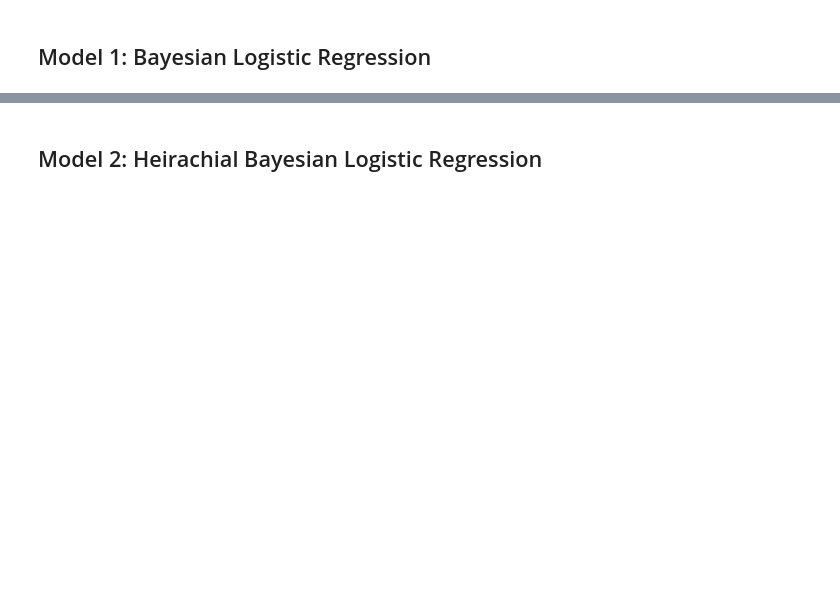
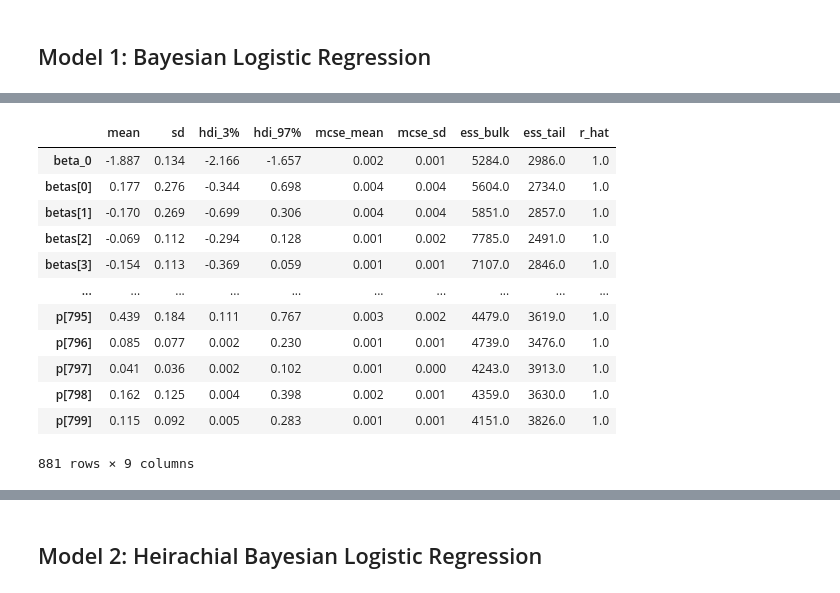
Before and after one commit to Blue-Eyed-Dragon/ABDA_2025, a Jupyter notebook: Bayesian_Models.ipynb, the cells around one changed output, grey strips where cells are left out. Drawn from its saved outputs; the diff is of its cells as text; code cells hidden in the pictures; blank space fills up the shorter version.

```diff
--- a/Bayesian_Models.ipynb
+++ b/Bayesian_Models.ipynb
@@ -313,3 +373,19 @@ Sampling 4 chains for 1_000 tune and 1_000 draw iterations (4_000 + 4_000 draws
+# %%
+az.summary(trace)
+# %% [output]
+|  | mean | sd | hdi_3% | hdi_97% | mcse_mean | mcse_sd | ess_bulk | ess_tail | r_hat |
+| beta_0 | -1.887 | 0.134 | -2.166 | -1.657 | 0.002 | 0.001 | 5284.0 | 2986.0 | 1.0 |
+| betas[0] | 0.177 | 0.276 | -0.344 | 0.698 | 0.004 | 0.004 | 5604.0 | 2734.0 | 1.0 |
+| betas[1] | -0.170 | 0.269 | -0.699 | 0.306 | 0.004 | 0.004 | 5851.0 | 2857.0 | 1.0 |
+| betas[2] | -0.069 | 0.112 | -0.294 | 0.128 | 0.001 | 0.002 | 7785.0 | 2491.0 | 1.0 |
+| betas[3] | -0.154 | 0.113 | -0.369 | 0.059 | 0.001 | 0.001 | 7107.0 | 2846.0 | 1.0 |
+| ... | ... | ... | ... | ... | ... | ... | ... | ... | ... |
+| p[795] | 0.439 | 0.184 | 0.111 | 0.767 | 0.003 | 0.002 | 4479.0 | 3619.0 | 1.0 |
+| p[796] | 0.085 | 0.077 | 0.002 | 0.230 | 0.001 | 0.001 | 4739.0 | 3476.0 | 1.0 |
+| p[797] | 0.041 | 0.036 | 0.002 | 0.102 | 0.001 | 0.000 | 4243.0 | 3913.0 | 1.0 |
+| p[798] | 0.162 | 0.125 | 0.004 | 0.398 | 0.002 | 0.001 | 4359.0 | 3630.0 | 1.0 |
+| p[799] | 0.115 | 0.092 | 0.005 | 0.283 | 0.001 | 0.001 | 4151.0 | 3826.0 | 1.0 |
+881 rows × 9 columns
 # %%
 # Posterior predictive checks
 with model_one:
```
Also changed, not shown: parts of 27 cells of this notebook, 1 other file.
